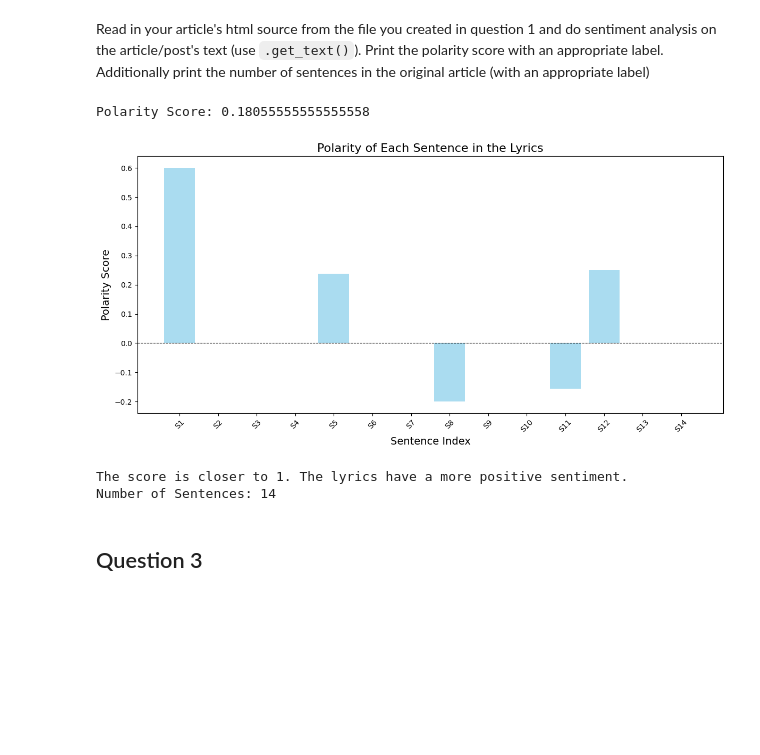
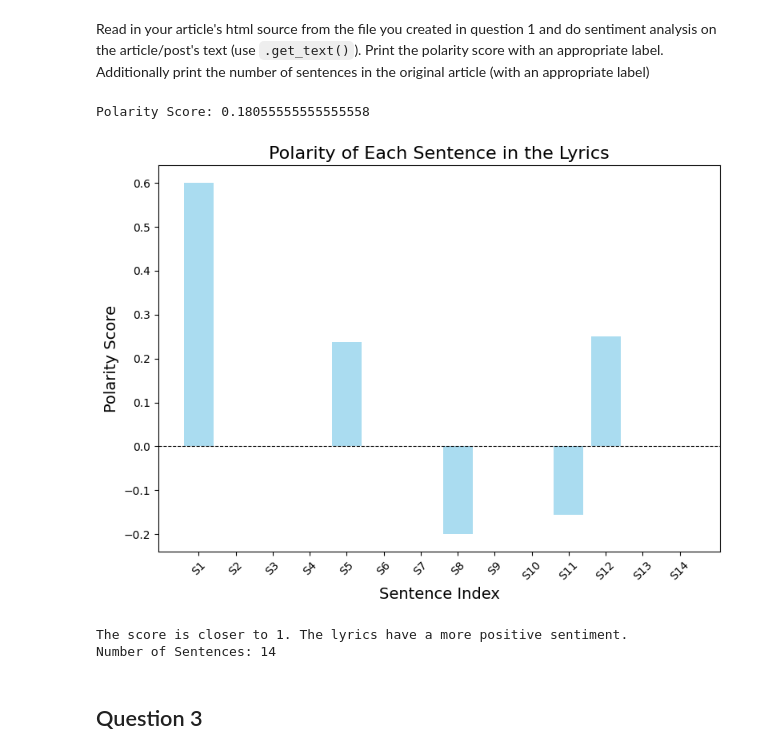
Before and after one commit to 14dstcyr/Applying-Course-Skills, a Jupyter notebook: article-summarizer.ipynb, the cells around one changed output. Drawn from its saved outputs; the diff is of its cells as text; code cells hidden in the pictures; blank space fills up the shorter version.

Commit message:
update chart

```diff
--- a/article-summarizer.ipynb
+++ b/article-summarizer.ipynb
@@ -91,35 +91,35 @@ if lyrics:
     sentence_polarities = [nlp(str(sentence))._.blob.polarity for sentence in sentences]
 
     # Create a bar chart to visualize sentence polarity
-    plt.figure(figsize=(12, 6))
+    plt.figure(figsize=(8, 6))
     plt.bar(range(len(sentence_polarities)), sentence_polarities, color='skyblue', alpha=0.7)
     plt.axhline(0, color='black', linewidth=0.8, linestyle='--')  # Neutral line
     plt.title('Polarity of Each Sentence in the Lyrics', fontsize=16)
     plt.xlabel('Sentence Index', fontsize=14)
     plt.ylabel('Polarity Score', fontsize=14)
     plt.xticks(range(len(sentence_polarities)), labels=[f"S{i+1}" for i in range(len(sentence_polarities))], rotation=45)
     plt.tight_layout()
 
     # Show the plot
     plt.show()
 
     # Overall sentiment summary
     if polarity_score > 0:
         print("The score is closer to 1. The lyrics have a more positive sentiment.")
     elif polarity_score < 0:
         print("The score is closer to -1. The lyrics have a more negative sentiment.")
     else:
         print("The score is 0. The lyrics have a neutral sentiment.")
 
     # Count the number of sentences in the lyrics
     num_sentences = len(sentences)
     print("Number of Sentences:", num_sentences)
 
 else:
     print("Could not retrieve lyrics from the API.")
 # %% [output]
 Polarity Score: 0.18055555555555558
-[figure, old version]
+[figure, new version]
 The score is closer to 1. The lyrics have a more positive sentiment.
 Number of Sentences: 14
 # %% [markdown]
```
